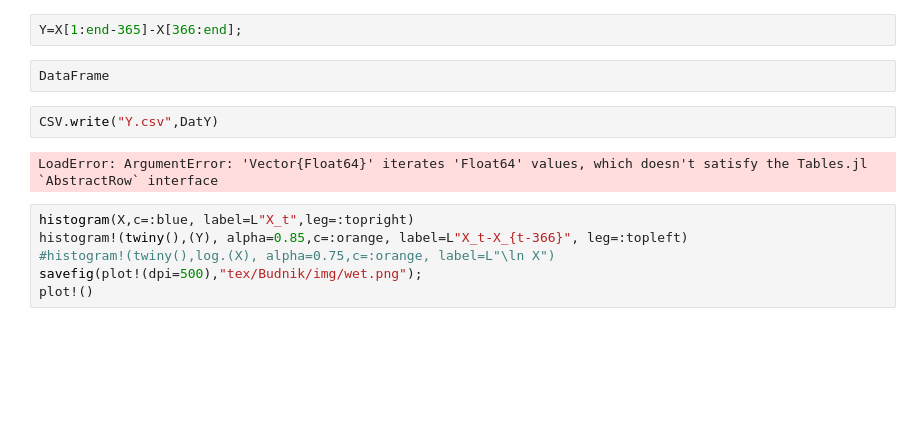
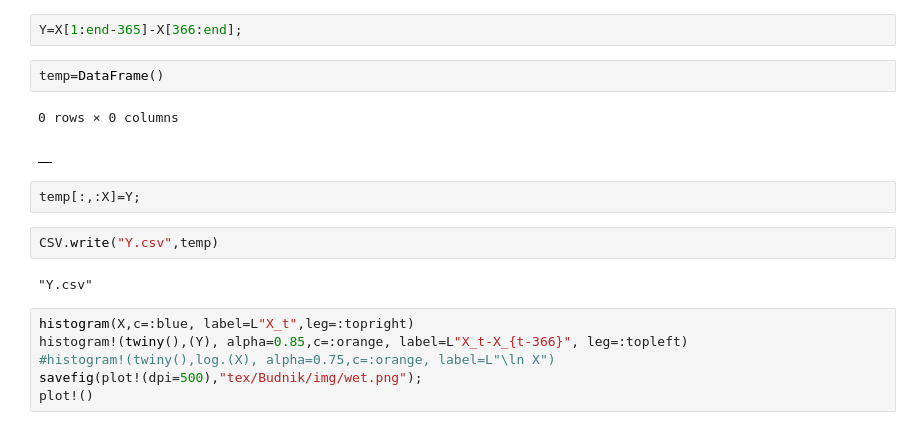
Before and after one commit to KacperBudnik/Kaszcz, a Jupyter notebook: Raport 2/Obliczenia.ipynb, the cells around one changed output. Drawn from its saved outputs; the diff is of its cells as text; blank space fills up the shorter version.

```diff
--- a/Raport 2/Obliczenia.ipynb
+++ b/Raport 2/Obliczenia.ipynb
@@ -492,12 +492,18 @@ savefig(plot!(),"tex/Budnik/img/auto_wet.png")
 ### Kurwa
 # %%
 Y=X[1:end-365]-X[366:end];
-# %%
-DataFrame
+# %%
+temp=DataFrame()
+# %% [output]
+0 rows × 0 columns
+|  |
+|  |
+# %%
+temp[:,:X]=Y;
 # %%
-CSV.write("Y.csv",DatY)
+CSV.write("Y.csv",temp)
 # %% [output]
-LoadError: ArgumentError: 'Vector{Float64}' iterates 'Float64' values, which doesn't satisfy the Tables.jl `AbstractRow` interface
+"Y.csv"
 # %%
 histogram(X,c=:blue, label=L"X_t",leg=:topright)
 histogram!(twiny(),(Y), alpha=0.85,c=:orange, label=L"X_t-X_{t-366}", leg=:topleft)
```
Also changed, not shown: parts of 2 cells of this notebook, 2 other files.
